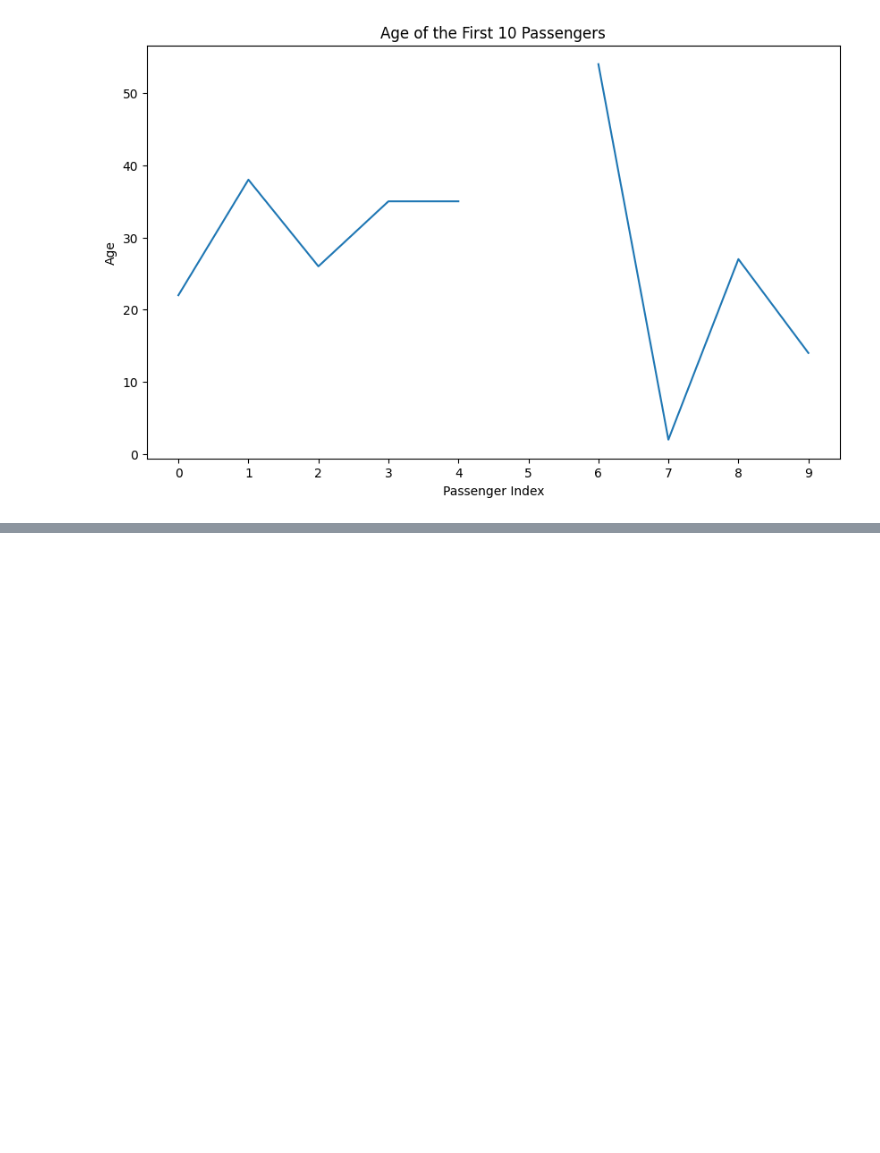
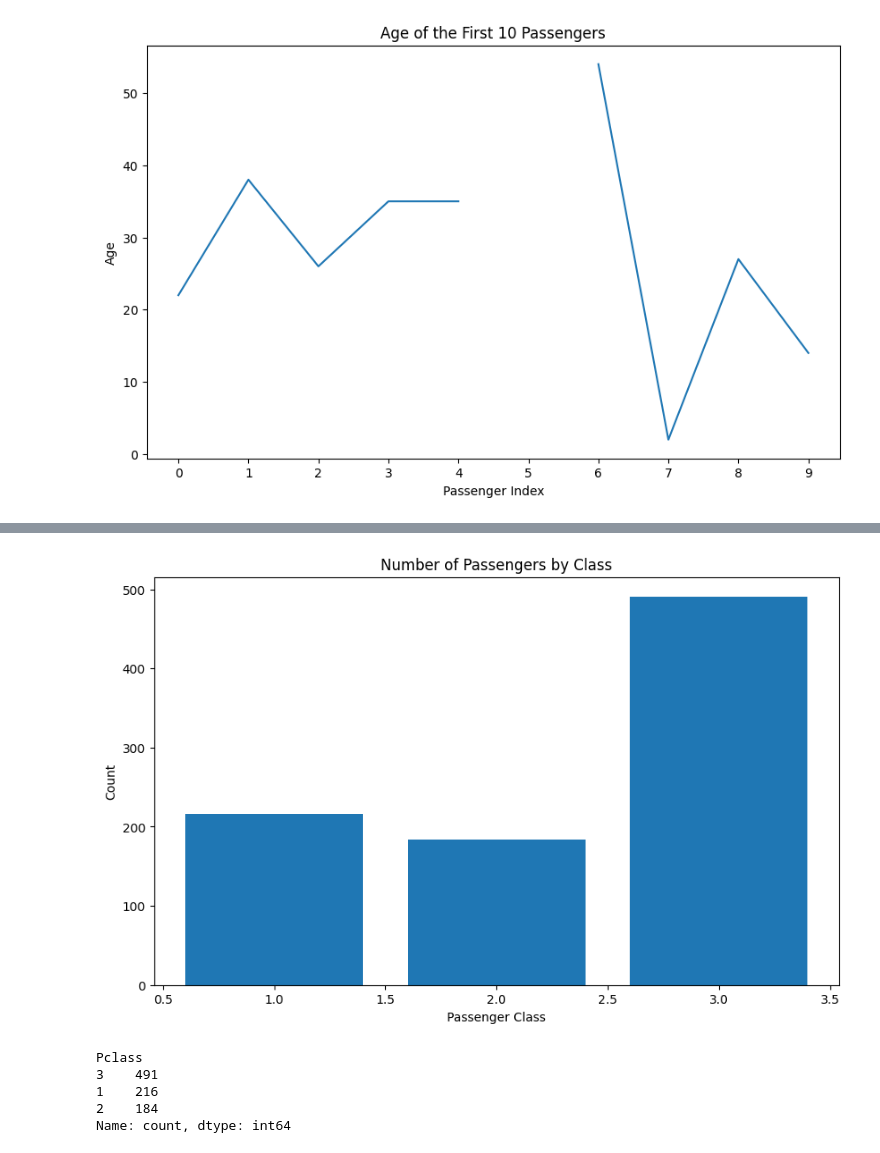
Before and after one commit to Mvishal123/futurense-intern, a Jupyter notebook: seaborn_matplotlib/index.ipynb, the cells around one changed output, grey strips where cells are left out. Cells and saved outputs as stored; diff of their text form; code cells hidden in the pictures; blank space fills up the shorter version.

```diff
--- a/seaborn_matplotlib/index.ipynb
+++ b/seaborn_matplotlib/index.ipynb
@@ -94,0 +95,16 @@ plt.show()
+# %%
+# Bar plot
+plt.figure(figsize=(10, 6))
+pclass_counts = raw_data['Pclass'].value_counts()
+plt.bar(pclass_counts.index, pclass_counts.values)
+plt.title('Number of Passengers by Class')
+plt.xlabel('Passenger Class')
+plt.ylabel('Count')
+plt.show()
+# %% [output]
+[figure, added]
+Pclass
+3    491
+1    216
+2    184
+Name: count, dtype: int64
```
Also changed, not shown: parts of 5 cells of this notebook, 7 other files.
